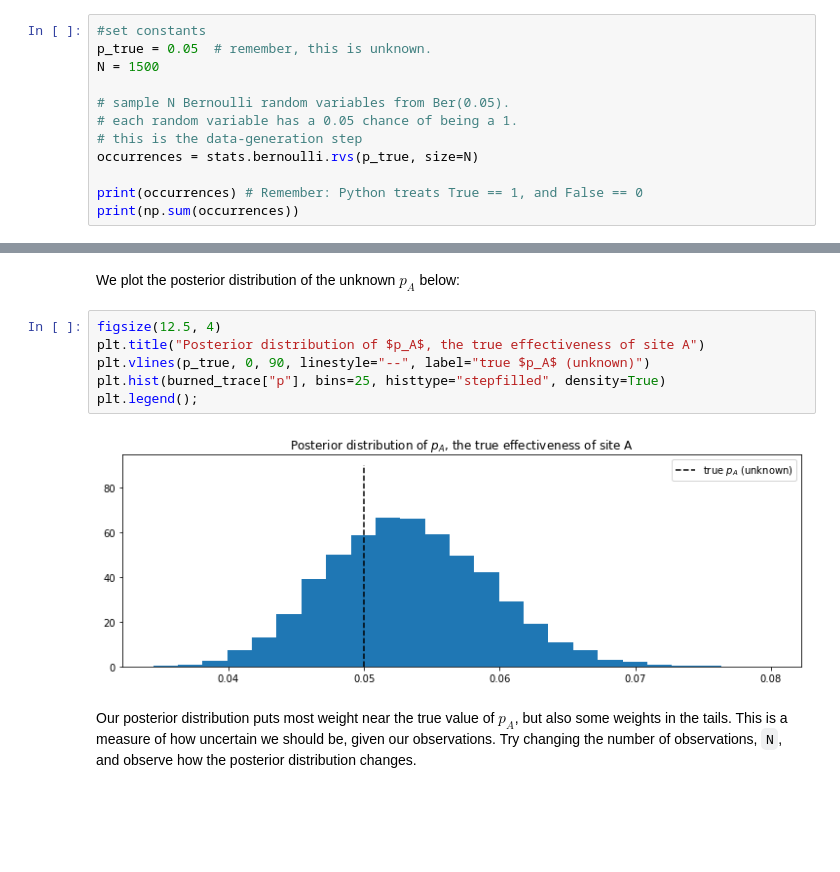
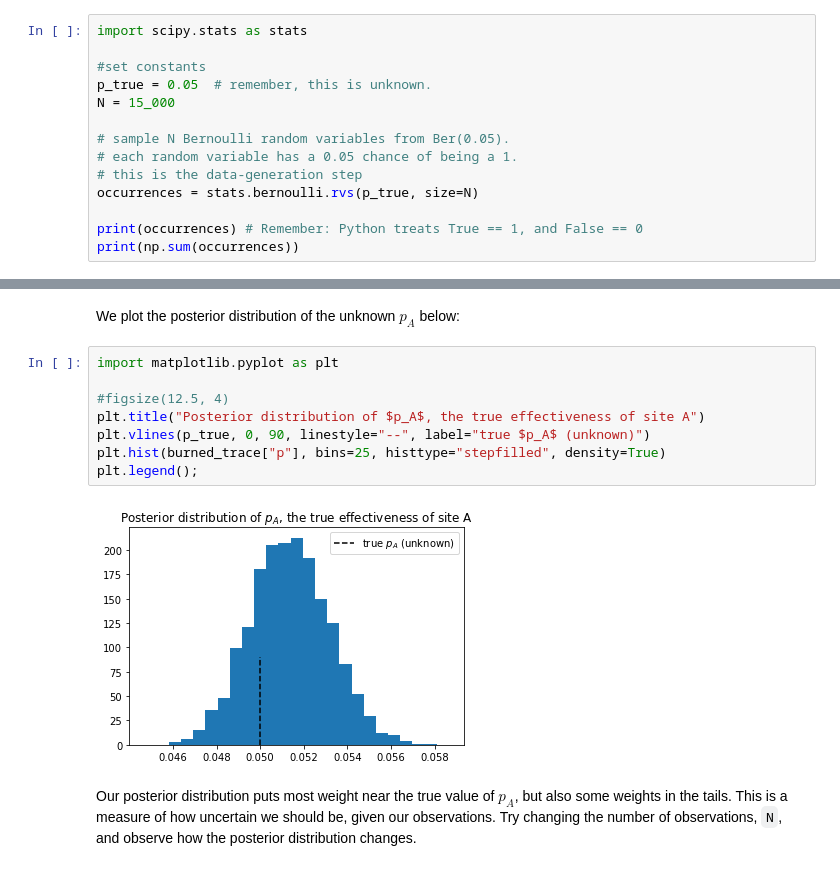
Before and after one commit to cmencar/Probabilistic-Programming-and-Bayesian-Methods-for-Hackers, a Jupyter notebook: Chapter2_MorePyMC/TII-02.ipynb, the cells around one changed output, grey strips where cells are left out. Cells and saved outputs as stored; diff of their text form; blank space fills up the shorter version.

```diff
--- a/Chapter2_MorePyMC/TII-02.ipynb
+++ b/Chapter2_MorePyMC/TII-02.ipynb
@@ -345,9 +345,11 @@ Had we had stronger beliefs, we could have expressed them in the prior above.
 # %% [markdown]
 For this example, consider $p_A = 0.05$, and $N = 1500$ users shown site A, and we will simulate whether the user made a purchase or not. To simulate this from $N$ trials, we will use a *Bernoulli* distribution: if  $X\ \sim \text{Ber}(p)$, then $X$ is 1 with probability $p$ and 0 with probability $1 - p$. Of course, in practice we do not know $p_A$, but we will use it here to simulate the data.
 # %%
+import scipy.stats as stats
+
 #set constants
 p_true = 0.05  # remember, this is unknown.
-N = 1500
+N = 15_000
 
 # sample N Bernoulli random variables from Ber(0.05).
 # each random variable has a 0.05 chance of being a 1.
@@ -387,13 +389,15 @@ The number of effective samples is smaller than 25% for some parameters.
 # %% [markdown]
 We plot the posterior distribution of the unknown $p_A$ below:
 # %%
-figsize(12.5, 4)
+import matplotlib.pyplot as plt
+
+#figsize(12.5, 4)
 plt.title("Posterior distribution of $p_A$, the true effectiveness of site A")
 plt.vlines(p_true, 0, 90, linestyle="--", label="true $p_A$ (unknown)")
 plt.hist(burned_trace["p"], bins=25, histtype="stepfilled", density=True)
 plt.legend();
 # %% [output]
-[figure, old version]
+[figure, new version]
 # %% [markdown]
 Our posterior distribution puts most weight near the true value of $p_A$, but also some weights in the tails. This is a measure of how uncertain we should be, given our observations. Try changing the number of observations, `N`, and observe how the posterior distribution changes.
 # %% [markdown]
```
Also changed, not shown: parts of 7 cells of this notebook, 18 other files.
